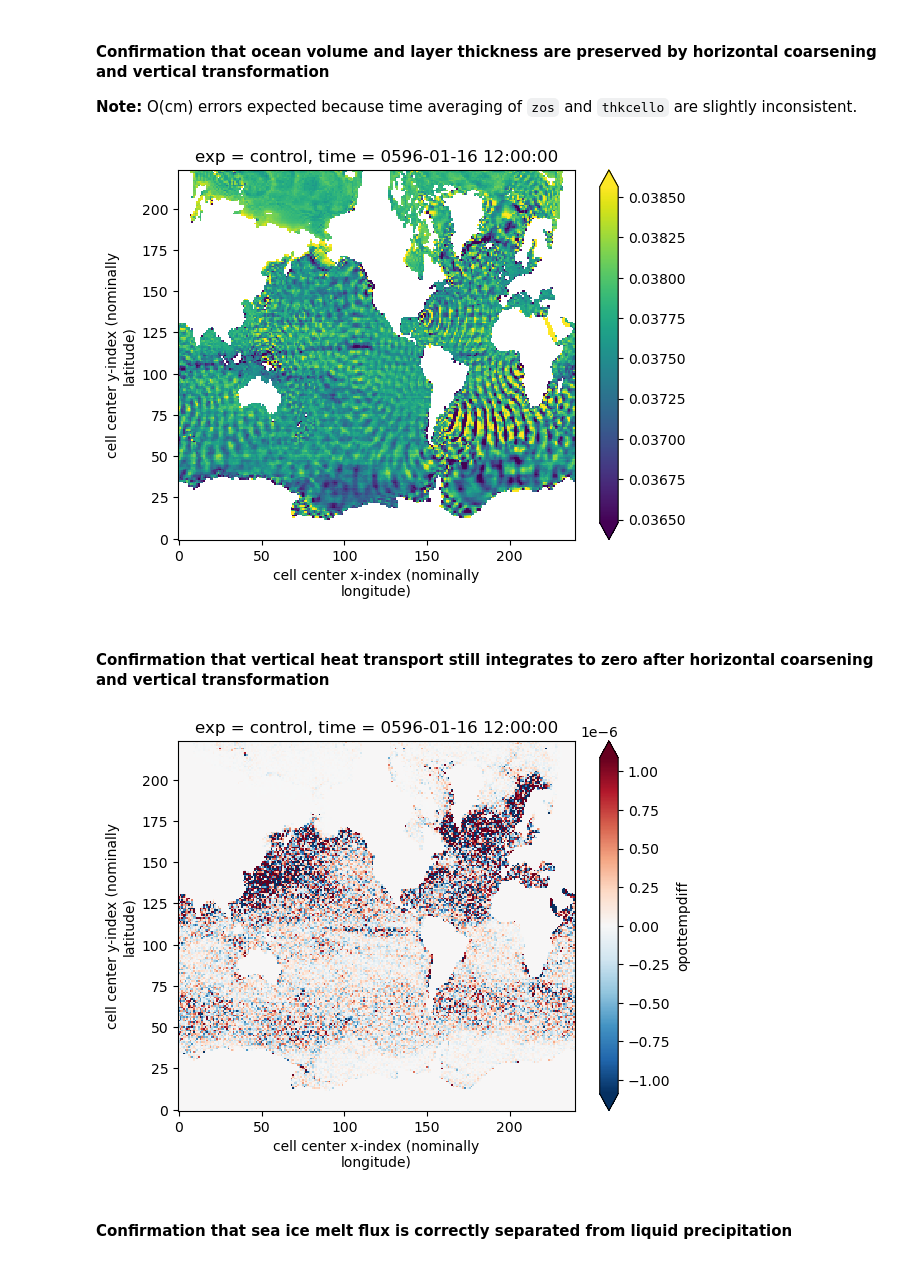
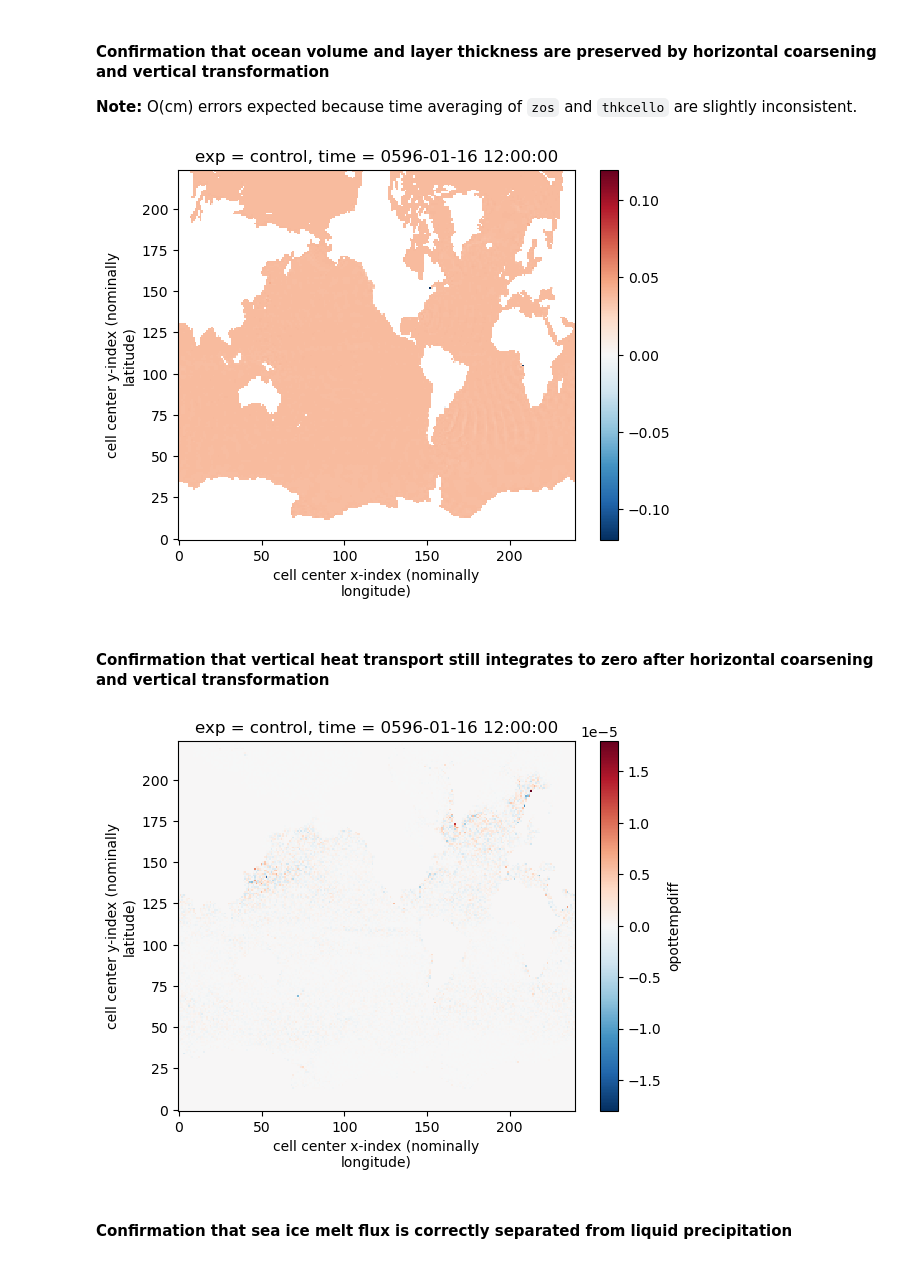
Before and after one commit to hdrake/CM4Xutils, a Jupyter notebook: examples/coarsen_budget_diags.ipynb, the cells around one changed output. Cells and saved outputs as stored; diff of their text form; code cells hidden in the pictures.

```diff
--- a/examples/coarsen_budget_diags.ipynb
+++ b/examples/coarsen_budget_diags.ipynb
@@ -107,15 +113,15 @@ Coordinates: (12/28)
 # %%
 h_diff = ds['zos'] + ds['deptho']
 h_sum = ds['thkcello'].sum("sigma2_l")
-(h_diff - h_sum).isel(exp=0, time=0).plot(robust=True);
+(h_diff - h_sum).isel(exp=0, time=0).plot();
 # %% [output]
-[figure, old version]
+[figure, new version]
 # %% [markdown]
 #### Confirmation that vertical heat transport still integrates to zero after horizontal coarsening and vertical transformation
 # %%
-ds["opottempdiff"].isel(exp=0, time=0).sum("sigma2_l").plot(robust=True);
+ds["opottempdiff"].isel(exp=0, time=0).sum("sigma2_l").plot();
 # %% [output]
-[figure, old version]
+[figure, new version]
 # %% [markdown]
 #### Confirmation that sea ice melt flux is correctly separated from liquid precipitation
 # %%
```
Also changed, not shown: parts of 5 cells of this notebook, 10 other files.
